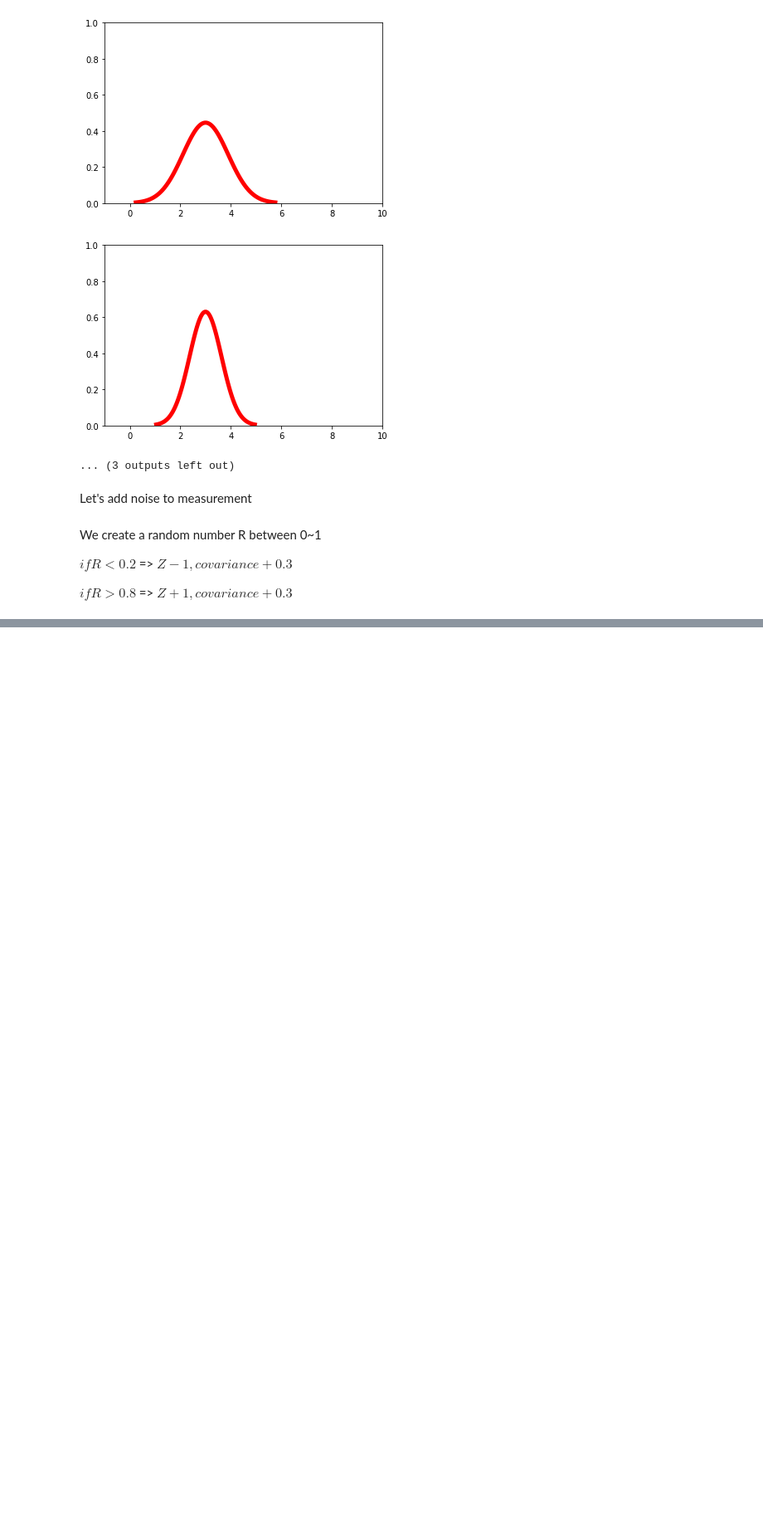
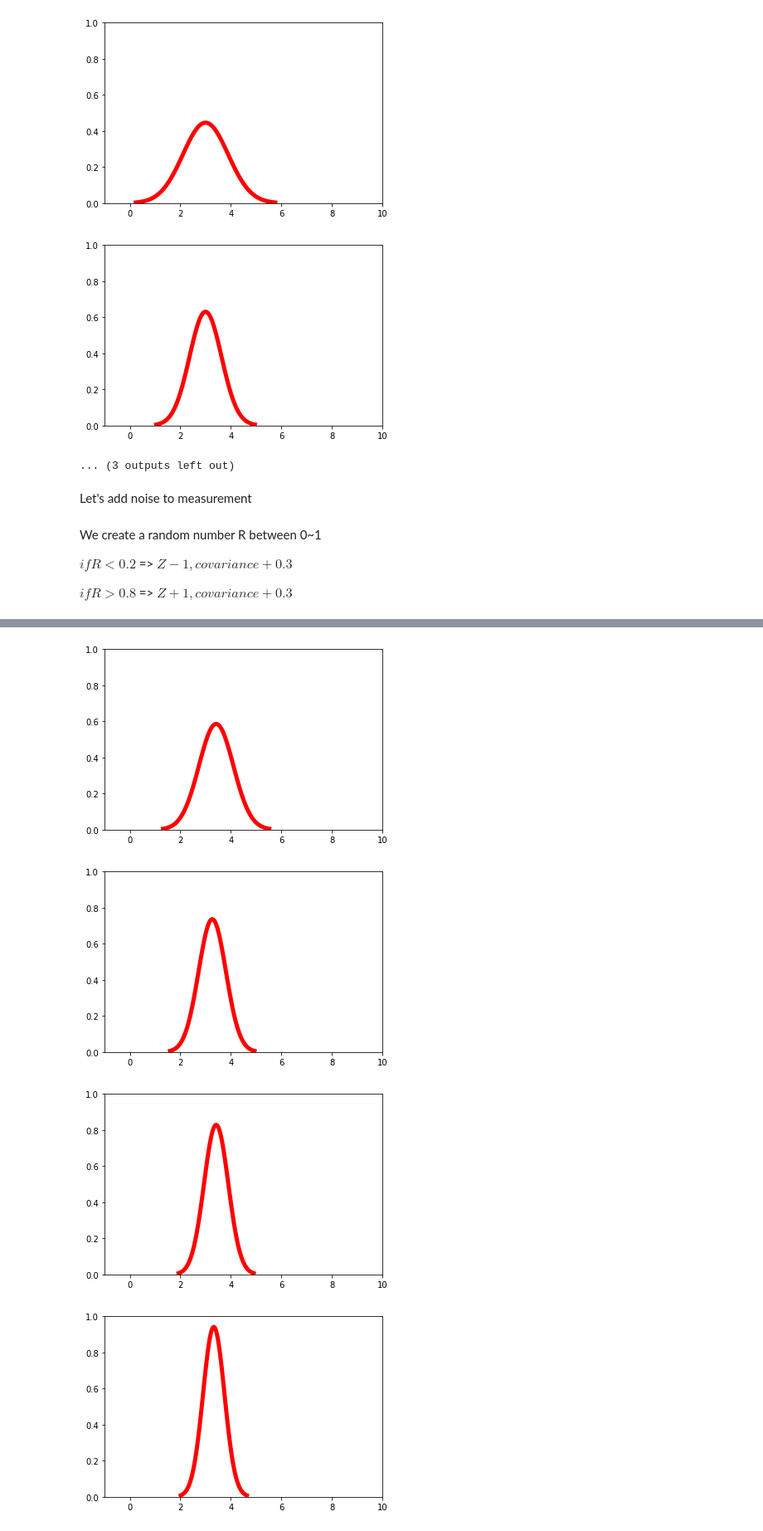
Before and after one commit to RobotX-NCTU/jupyter_notebook, a Jupyter notebook: Bayesian_Filter.ipynb, the cells around one changed output, grey strips where cells are left out. Shown: that part at 83% size. Cells and saved outputs as stored; diff of their text form; code cells hidden in the pictures; blank space fills up the shorter version.

```diff
--- a/Bayesian_Filter.ipynb
+++ b/Bayesian_Filter.ipynb
@@ -299,7 +299,7 @@ prior = norm(loc = 5, scale = 1000)
 # %%
 Z = 3
 covariance = 0.8
-for i in range(5):
+for i in range(10):
     R = random.random()
     if R < 0.2:
         posterior = update_con(prior, Z-1, covariance+0.3)
@@ -312,3 +312,5 @@ for i in range(5):
     x = np.linspace(posterior.ppf(0.001), posterior.ppf(0.999), 100)
     ax.plot(x, posterior.pdf(x), 'r-', lw=5, alpha=1)
     plt.axis([-1, 10, 0, 1])
+    plt.show()
+# %% [output]
@@ -314,0 +318,4 @@ for i in range(5):
+[figure, added]
+[figure, added]
+[figure, added]
+[figure, added]
```
Also changed, not shown: parts of 1 cell of this notebook.
